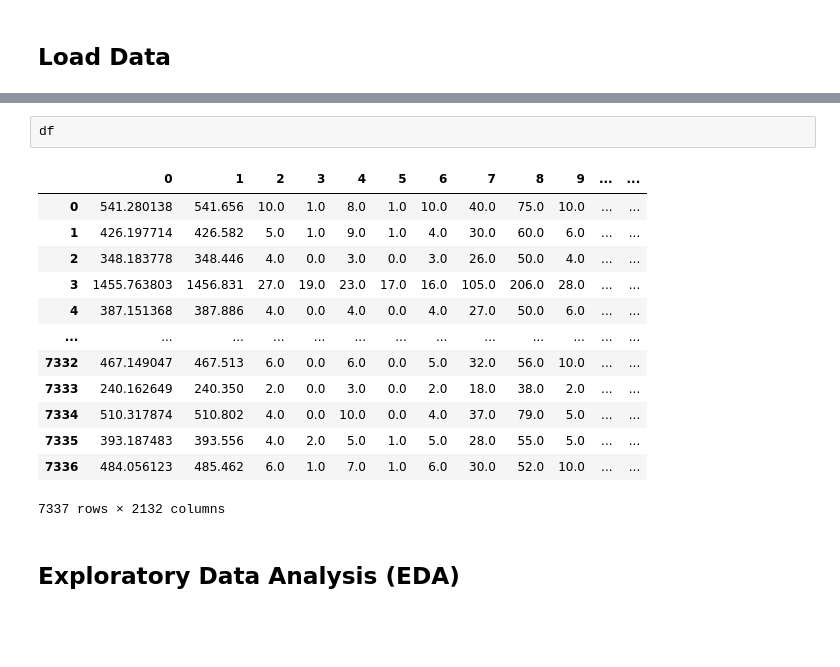
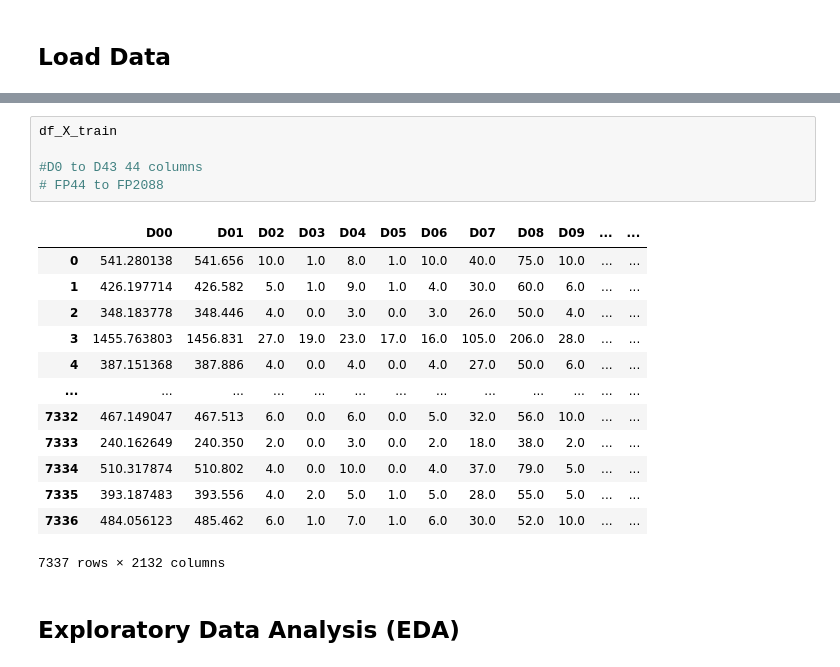
Before and after one commit to bodeborder/fcul-machine-learning, a Jupyter notebook: 3trabalho/AA_3rd_HomeAssignment_G33.ipynb, the cells around one changed output, grey strips where cells are left out. Cells and saved outputs as stored; diff of their text form; blank space fills up the shorter version.

```diff
--- a/3trabalho/AA_3rd_HomeAssignment_G33.ipynb
+++ b/3trabalho/AA_3rd_HomeAssignment_G33.ipynb
@@ -33,18 +46,21 @@ None
-# %%
-df
-# %% [output]
-|  | 0 | 1 | 2 | 3 | 4 | 5 | 6 | 7 | 8 | 9 | ... | ... |
-| 0 | 541.280138 | 541.656 | 10.0 | 1.0 | 8.0 | 1.0 | 10.0 | 40.0 | 75.0 | 10.0 | ... | ... |
-| 1 | 426.197714 | 426.582 | 5.0 | 1.0 | 9.0 | 1.0 | 4.0 | 30.0 | 60.0 | 6.0 | ... | ... |
-| 2 | 348.183778 | 348.446 | 4.0 | 0.0 | 3.0 | 0.0 | 3.0 | 26.0 | 50.0 | 4.0 | ... | ... |
-| 3 | 1455.763803 | 1456.831 | 27.0 | 19.0 | 23.0 | 17.0 | 16.0 | 105.0 | 206.0 | 28.0 | ... | ... |
-| 4 | 387.151368 | 387.886 | 4.0 | 0.0 | 4.0 | 0.0 | 4.0 | 27.0 | 50.0 | 6.0 | ... | ... |
-| ... | ... | ... | ... | ... | ... | ... | ... | ... | ... | ... | ... | ... |
-| 7332 | 467.149047 | 467.513 | 6.0 | 0.0 | 6.0 | 0.0 | 5.0 | 32.0 | 56.0 | 10.0 | ... | ... |
-| 7333 | 240.162649 | 240.350 | 2.0 | 0.0 | 3.0 | 0.0 | 2.0 | 18.0 | 38.0 | 2.0 | ... | ... |
-| 7334 | 510.317874 | 510.802 | 4.0 | 0.0 | 10.0 | 0.0 | 4.0 | 37.0 | 79.0 | 5.0 | ... | ... |
-| 7335 | 393.187483 | 393.556 | 4.0 | 2.0 | 5.0 | 1.0 | 5.0 | 28.0 | 55.0 | 5.0 | ... | ... |
-| 7336 | 484.056123 | 485.462 | 6.0 | 1.0 | 7.0 | 1.0 | 6.0 | 30.0 | 52.0 | 10.0 | ... | ... |
-7337 rows × 2132 columns
+# %%
+df_X_train
+
+#D0 to D43 44 columns
+# FP44 to FP2088
+# %% [output]
+|  | D00 | D01 | D02 | D03 | D04 | D05 | D06 | D07 | D08 | D09 | ... | ... |
+| 0 | 541.280138 | 541.656 | 10.0 | 1.0 | 8.0 | 1.0 | 10.0 | 40.0 | 75.0 | 10.0 | ... | ... |
+| 1 | 426.197714 | 426.582 | 5.0 | 1.0 | 9.0 | 1.0 | 4.0 | 30.0 | 60.0 | 6.0 | ... | ... |
+| 2 | 348.183778 | 348.446 | 4.0 | 0.0 | 3.0 | 0.0 | 3.0 | 26.0 | 50.0 | 4.0 | ... | ... |
+| 3 | 1455.763803 | 1456.831 | 27.0 | 19.0 | 23.0 | 17.0 | 16.0 | 105.0 | 206.0 | 28.0 | ... | ... |
+| 4 | 387.151368 | 387.886 | 4.0 | 0.0 | 4.0 | 0.0 | 4.0 | 27.0 | 50.0 | 6.0 | ... | ... |
+| ... | ... | ... | ... | ... | ... | ... | ... | ... | ... | ... | ... | ... |
+| 7332 | 467.149047 | 467.513 | 6.0 | 0.0 | 6.0 | 0.0 | 5.0 | 32.0 | 56.0 | 10.0 | ... | ... |
+| 7333 | 240.162649 | 240.350 | 2.0 | 0.0 | 3.0 | 0.0 | 2.0 | 18.0 | 38.0 | 2.0 | ... | ... |
+| 7334 | 510.317874 | 510.802 | 4.0 | 0.0 | 10.0 | 0.0 | 4.0 | 37.0 | 79.0 | 5.0 | ... | ... |
+| 7335 | 393.187483 | 393.556 | 4.0 | 2.0 | 5.0 | 1.0 | 5.0 | 28.0 | 55.0 | 5.0 | ... | ... |
+| 7336 | 484.056123 | 485.462 | 6.0 | 1.0 | 7.0 | 1.0 | 6.0 | 30.0 | 52.0 | 10.0 | ... | ... |
+7337 rows × 2132 columns
 # %% [markdown]
 ## Exploratory Data Analysis (EDA)
```
Also changed, not shown: parts of 7 cells of this notebook.
